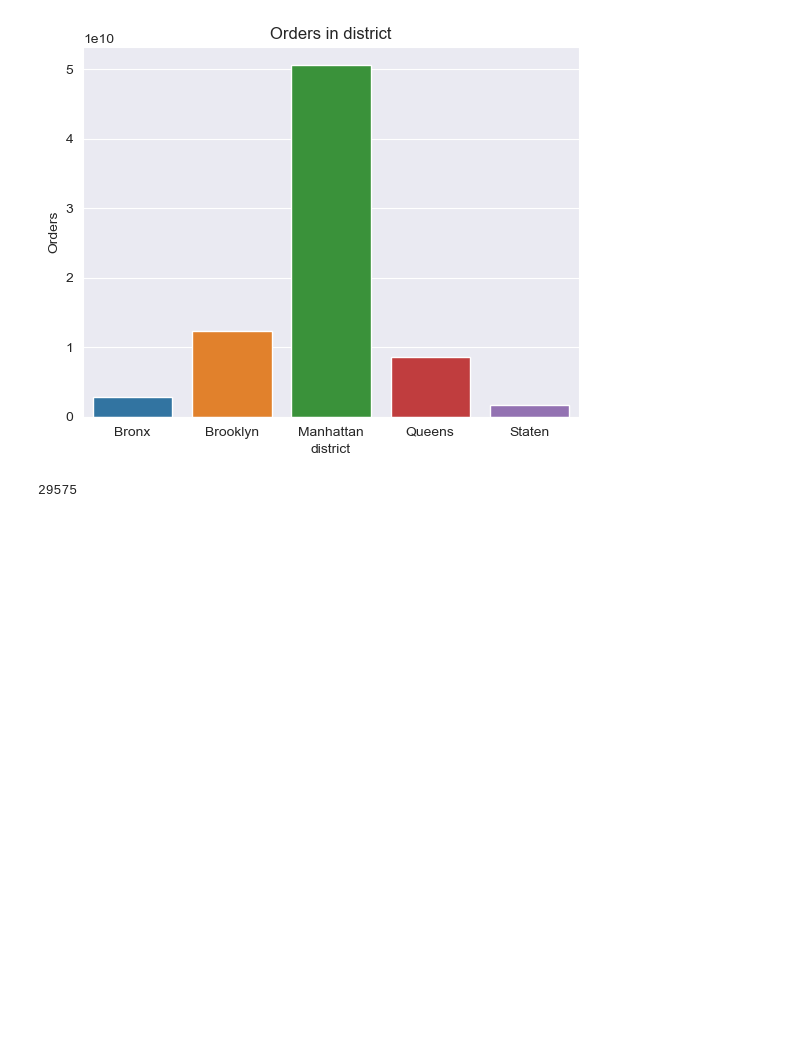
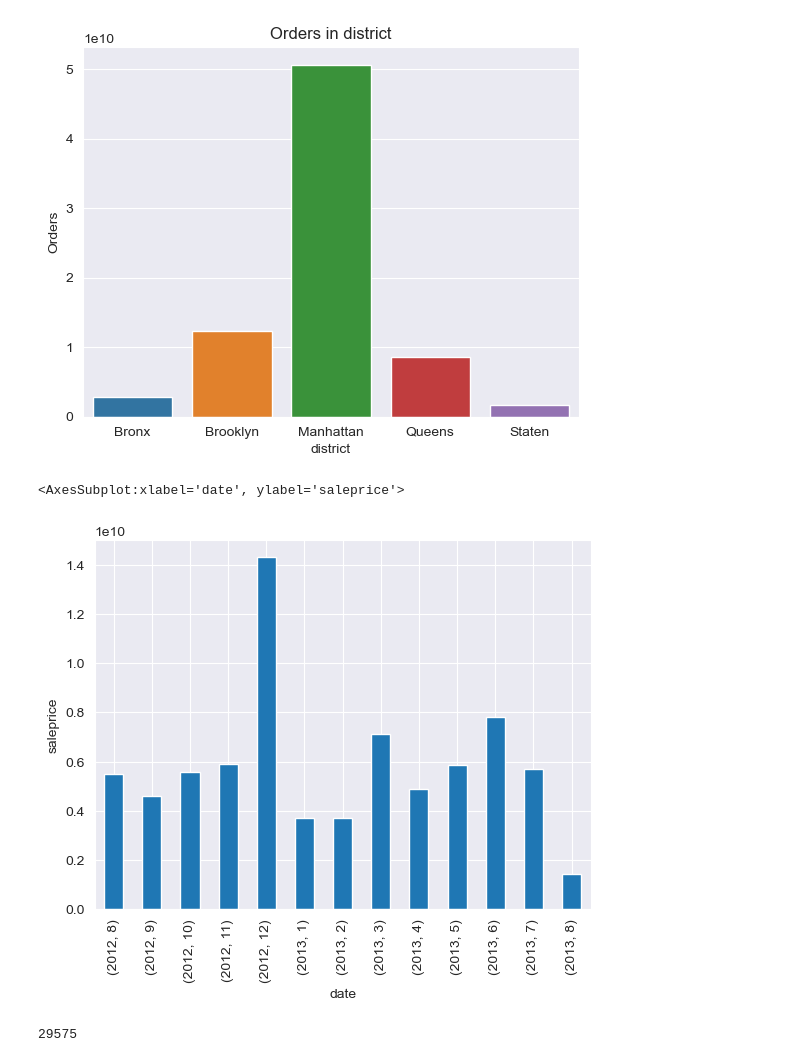
Before and after one commit to Spirit-Hat/DSML, a Jupyter notebook: lab2/lab2.ipynb, the cells around one changed output. Drawn from its saved outputs; the diff is of its cells as text; code cells hidden in the pictures; blank space fills up the shorter version.

```diff
--- a/lab2/lab2.ipynb
+++ b/lab2/lab2.ipynb
@@ -116,6 +103,17 @@ district: ['Bronx', 'Brooklyn', 'Manhattan', 'Queens', 'Staten'],
  earnings$:[2856904409, 12349936217, 50625977883, 8602994166, 1660481167]
 [Text(0.5, 1.0, 'Orders in district'), Text(0, 0.5, 'Orders')]
 [figure]
+# %%
+test = data.groupby([data["sale_date"].dt.year, data["sale_date"].dt.month],group_keys=True)["saleprice"].sum()
+# test.sale_date
+test.plot(kind = "bar", xlabel="date", ylabel="saleprice")
+# ax = sns.barplot(data=test,
+#                  x=sale_data,
+#                  y=test.saleprice,
+#                  )
+# %% [output]
+<AxesSubplot:xlabel='date', ylabel='saleprice'>
+[figure, added]
 # %%
 data_price_zero  = data[data.saleprice <= 10].borough.count()
 data_price_great = data[data.saleprice > 10].borough.count()
```
Also changed, not shown: parts of 3 cells of this notebook, 2 other files.
